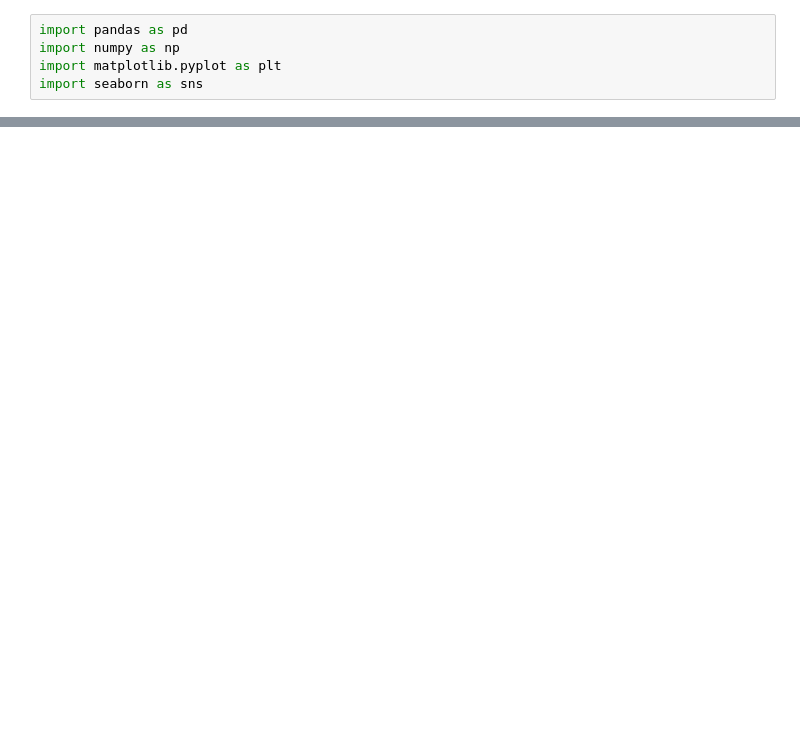
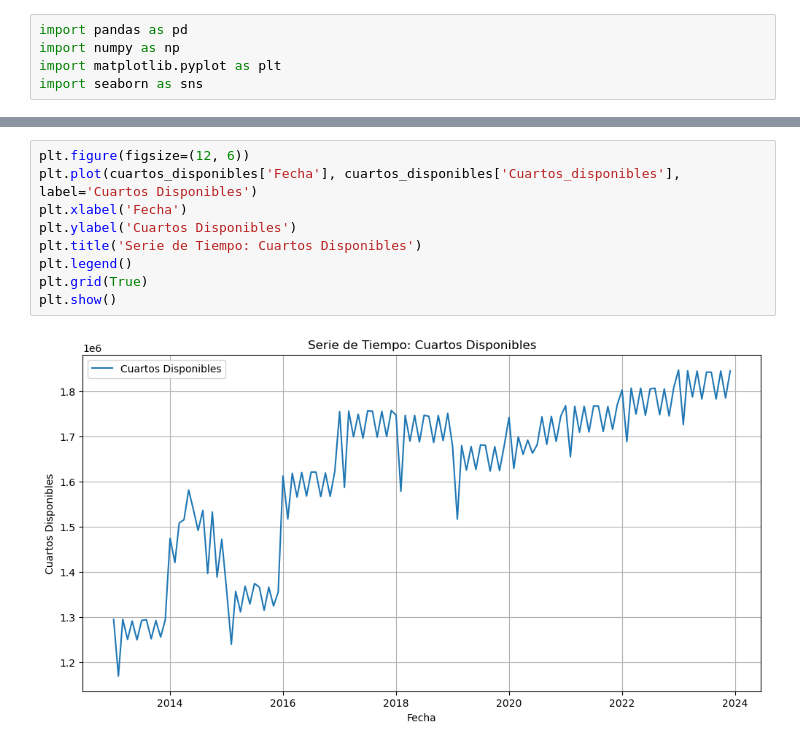
Before and after one commit to matutedevelop/Proyecto_prog_analisis, a Jupyter notebook: Cleaning_edu/data_edu6_2.ipynb, the cells around one changed output, grey strips where cells are left out. Saved outputs shown, nothing was run; the diff lists cells and outputs as text; blank space fills up the shorter version.

Commit message:
i plotting in time series

```diff
--- a/Cleaning_edu/data_edu6_2.ipynb
+++ b/Cleaning_edu/data_edu6_2.ipynb
@@ -22,0 +24,11 @@ cuartos_disponibles
+# %%
+plt.figure(figsize=(12, 6))
+plt.plot(cuartos_disponibles['Fecha'], cuartos_disponibles['Cuartos_disponibles'], label='Cuartos Disponibles')
+plt.xlabel('Fecha')
+plt.ylabel('Cuartos Disponibles')
+plt.title('Serie de Tiempo: Cuartos Disponibles')
+plt.legend()
+plt.grid(True)
+plt.show()
+# %% [output]
+[figure, added]
```
Also changed, not shown: parts of 8 cells of this notebook, 1 other file.
